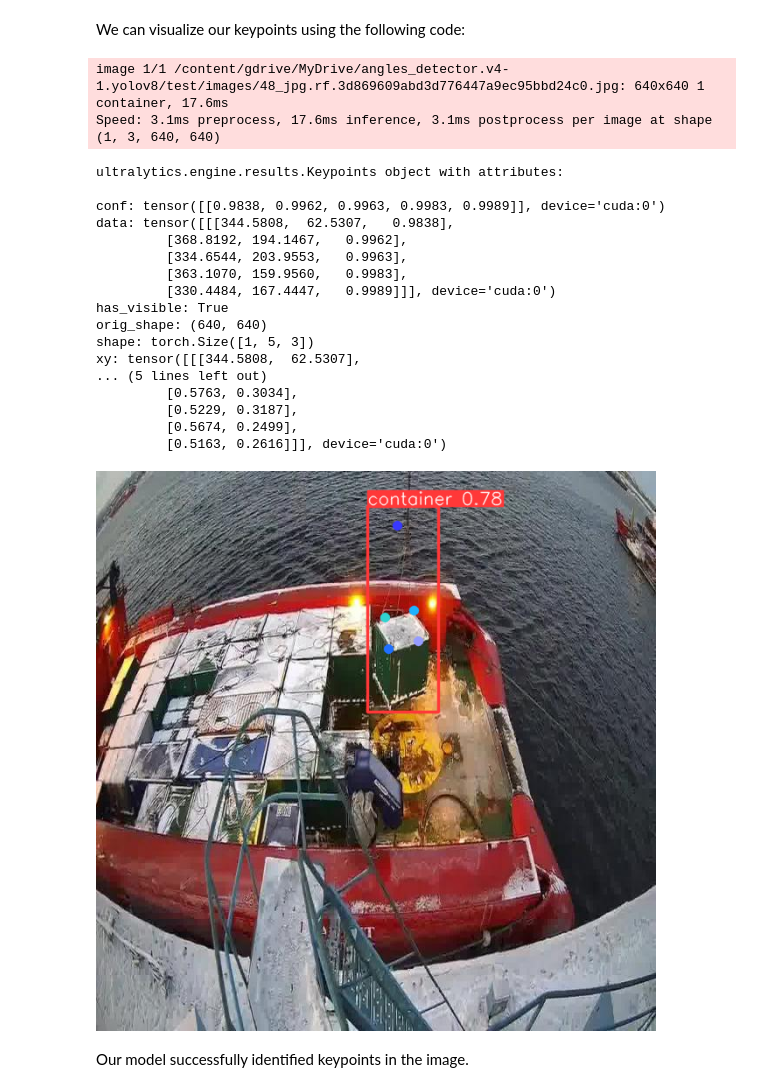
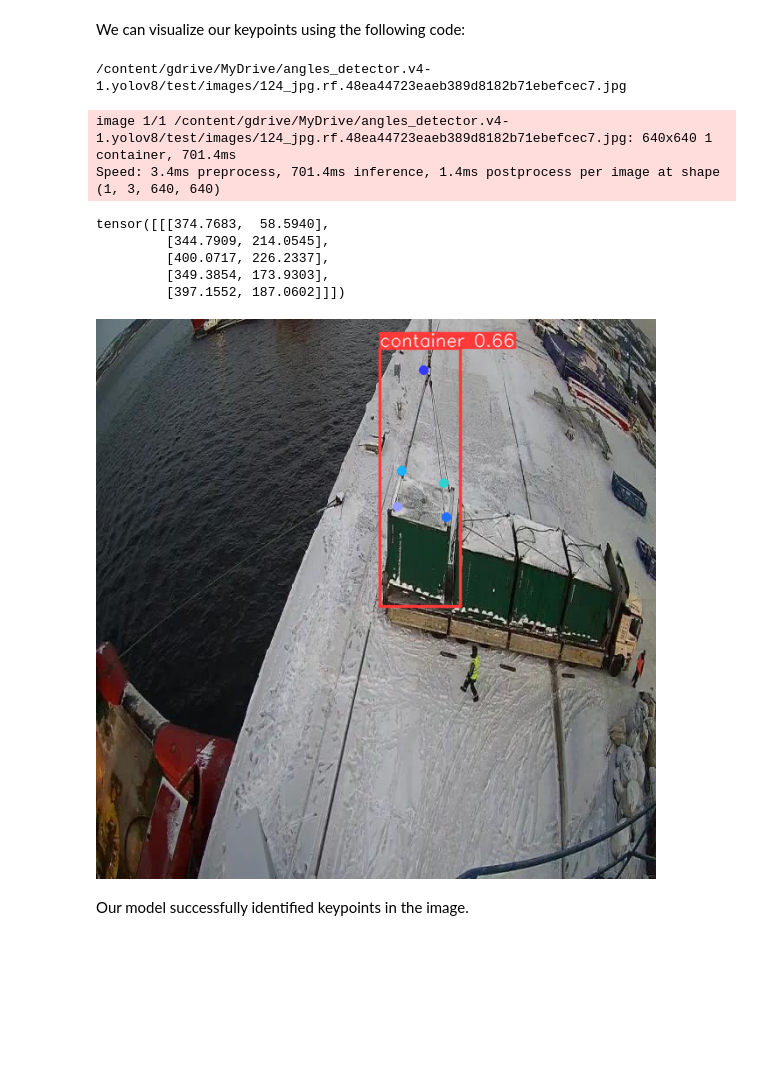
Before and after one commit to DariaShvetsova/Angles-detection-with-YOLO, a Jupyter notebook: M87_angles_detector.ipynb, the cells around one changed output. Saved outputs shown, nothing was run; the diff lists cells and outputs as text; code cells hidden in the pictures; blank space fills up the shorter version.

```diff
--- a/M87_angles_detector.ipynb
+++ b/M87_angles_detector.ipynb
@@ -105,36 +108,29 @@ We can visualize our keypoints using the following code:
 # %%
 from PIL import Image
 
 random_file = random.choice(os.listdir(f"/content/gdrive/MyDrive/angles_detector.v4-1.yolov8/test/images"))
 
-results = model(os.path.join(f"/content/gdrive/MyDrive/angles_detector.v4-1.yolov8/test/images", random_file))
+image_path = os.path.join("/content/gdrive/MyDrive/angles_detector.v4-1.yolov8/test/images", random_file)
 
-print(results[0].keypoints)
+print(image_path)
+
+results = model(image_path)
+
+print(results[0].keypoints.xy)
 
 r = results[0]
 im_array = r.plot()  # plot a BGR numpy array of predictions
 im = Image.fromarray(im_array[..., ::-1])  # RGB PIL image
 display(im)
 # %% [output]
-image 1/1 /content/gdrive/MyDrive/angles_detector.v4-1.yolov8/test/images/48_jpg.rf.3d869609abd3d776447a9ec95bbd24c0.jpg: 640x640 1 container, 17.6ms
-Speed: 3.1ms preprocess, 17.6ms inference, 3.1ms postprocess per image at shape (1, 3, 640, 640)
+/content/gdrive/MyDrive/angles_detector.v4-1.yolov8/test/images/124_jpg.rf.48ea44723eaeb389d8182b71ebefcec7.jpg
-ultralytics.engine.results.Keypoints object with attributes:
-
-conf: tensor([[0.9838, 0.9962, 0.9963, 0.9983, 0.9989]], device='cuda:0')
-data: tensor([[[344.5808,  62.5307,   0.9838],
-         [368.8192, 194.1467,   0.9962],
-         [334.6544, 203.9553,   0.9963],
-         [363.1070, 159.9560,   0.9983],
-         [330.4484, 167.4447,   0.9989]]], device='cuda:0')
-has_visible: True
-orig_shape: (640, 640)
-shape: torch.Size([1, 5, 3])
-xy: tensor([[[344.5808,  62.5307],
-... (5 lines left out)
-         [0.5763, 0.3034],
-         [0.5229, 0.3187],
-         [0.5674, 0.2499],
-         [0.5163, 0.2616]]], device='cuda:0')
+image 1/1 /content/gdrive/MyDrive/angles_detector.v4-1.yolov8/test/images/124_jpg.rf.48ea44723eaeb389d8182b71ebefcec7.jpg: 640x640 1 container, 701.4ms
+Speed: 3.4ms preprocess, 701.4ms inference, 1.4ms postprocess per image at shape (1, 3, 640, 640)
+tensor([[[374.7683,  58.5940],
+         [344.7909, 214.0545],
+         [400.0717, 226.2337],
+         [349.3854, 173.9303],
+         [397.1552, 187.0602]]])
-[figure, old version]
+[figure, new version]
 # %% [markdown]
 Our model successfully identified keypoints in the image.
```
Also changed, not shown: parts of 13 cells of this notebook.
